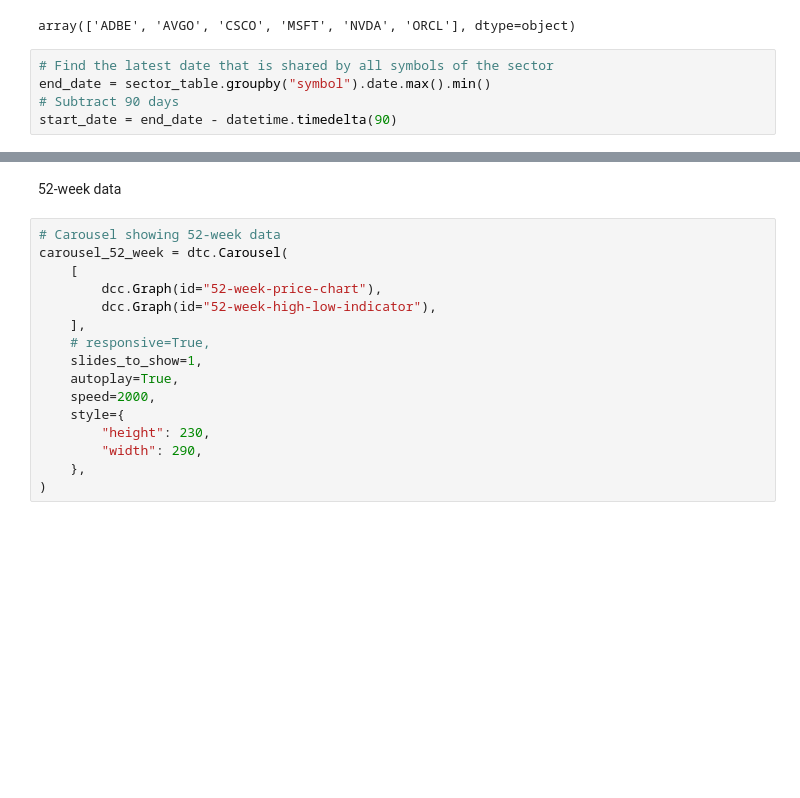
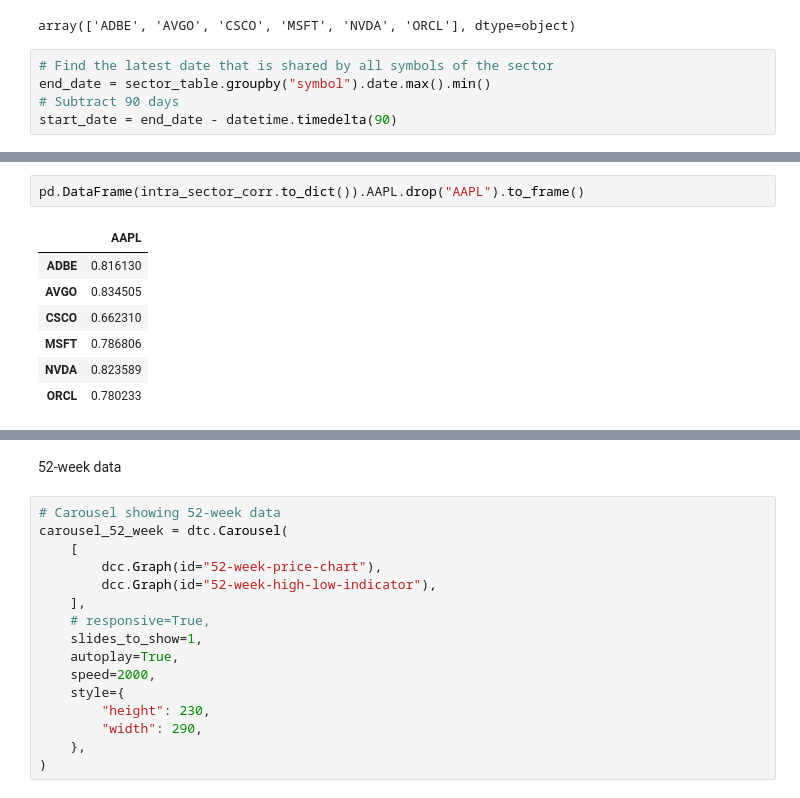
Before and after one commit to mayushii21/market-dashboard, a Jupyter notebook: dashboard.ipynb, the cells around one changed output, grey strips where cells are left out. Saved outputs shown, nothing was run; the diff lists cells and outputs as text; blank space fills up the shorter version.

```diff
--- a/dashboard.ipynb
+++ b/dashboard.ipynb
@@ -1018 +1036,11 @@ corr.AAPL.drop("AAPL").to_frame().reset_index().rename(
+# %%
+pd.DataFrame(intra_sector_corr.to_dict()).AAPL.drop("AAPL").to_frame()
+# %% [output]
+|  | AAPL |
+| ADBE | 0.816130 |
+| AVGO | 0.834505 |
+| CSCO | 0.662310 |
+| MSFT | 0.786806 |
+| NVDA | 0.823589 |
+| ORCL | 0.780233 |
 # %%
```
Also changed, not shown: parts of 17 cells of this notebook.
